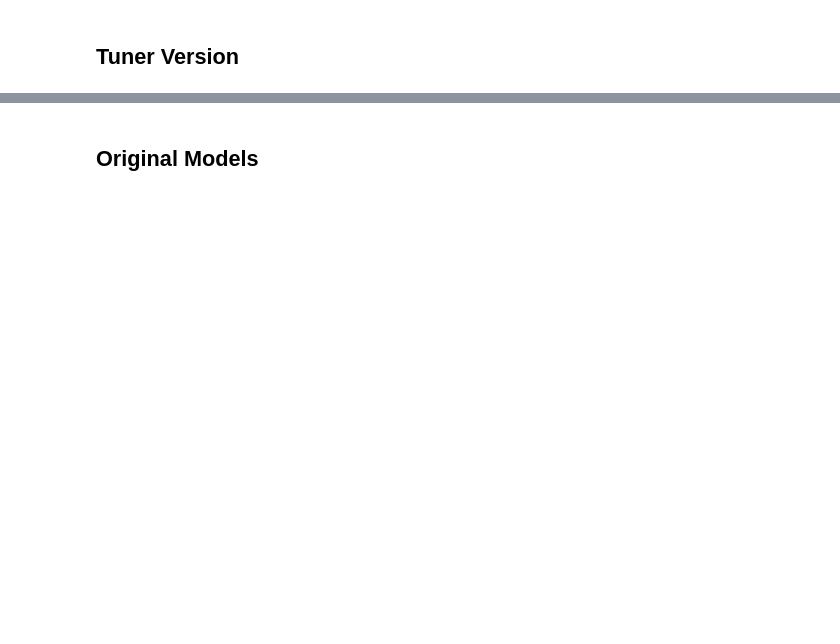
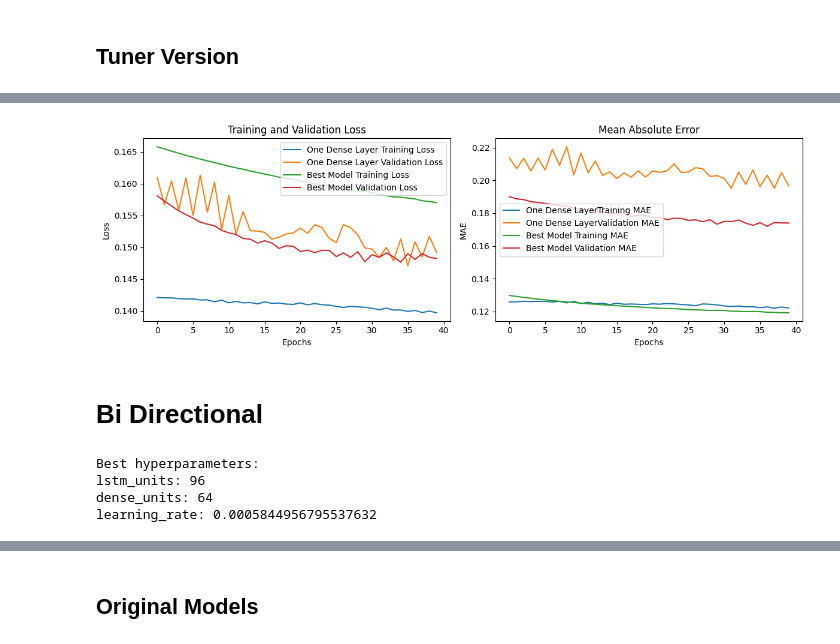
Before and after one commit to lozferatu/MSc-Project, a Jupyter notebook: final_code/windowed_model.ipynb, the cells around one changed output, grey strips where cells are left out. Drawn from its saved outputs; the diff is of its cells as text; code cells hidden in the pictures; blank space fills up the shorter version.

```diff
--- a/final_code/windowed_model.ipynb
+++ b/final_code/windowed_model.ipynb
@@ -484,0 +629,30 @@ compare_models(history, best_history, "One Layer", "Best Model")
+# %%
+# Rebuild the model and load weights from the best model no lstm
+best_dense_model = build_best_model(tuner)
+# %%
+# Train the model using the already windowed dataset
+# Ensure the dataset is batched before training
+best_dense_history = best_dense_model.fit(
+    train_dataset,
+    epochs=40,
+    #steps_per_epoch=steps_per_epoch,
+    validation_data=val_dataset
+)
+# %%
+compare_models(best_dense_history, best_history, "One Dense Layer", "Best Model")
+# %% [output]
+[figure, added]
+# %% [markdown]
+# Bi Directional
+# %%
+# Best hyperparameters
+best_bi_hps = bi_tuner.get_best_hyperparameters(num_trials=1)[0]
+
+print("Best hyperparameters:")
+for key, value in best_bi_hps.values.items():
+    print(f"{key}: {value}")
+# %% [output]
+Best hyperparameters:
+lstm_units: 96
+dense_units: 64
+learning_rate: 0.0005844956795537632
```
Also changed, not shown: parts of 61 cells of this notebook, 16 other files.
